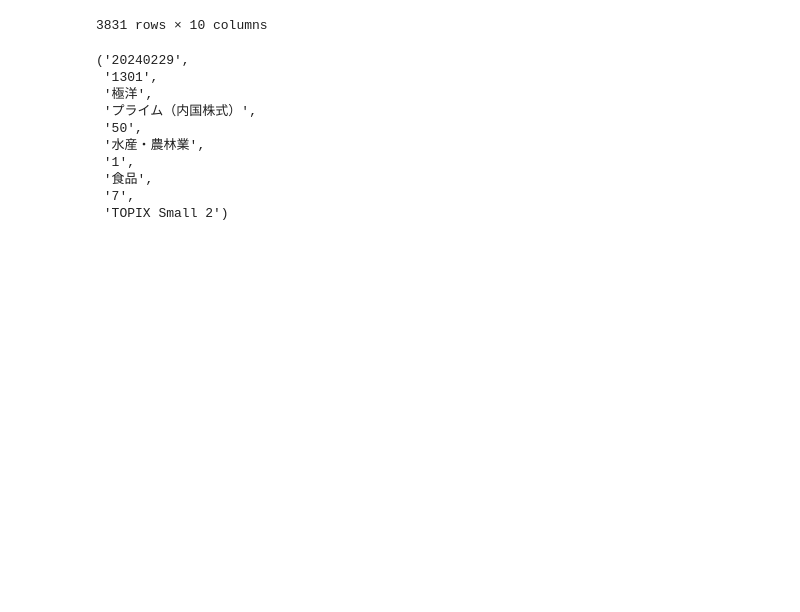
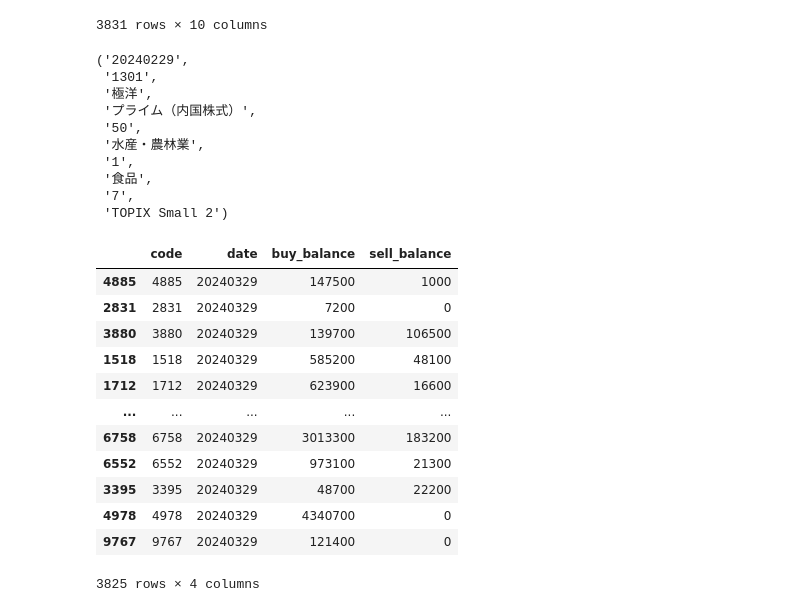
Before and after one commit to satoki252595/kabulabo_Info_RaspberryPi, a Jupyter notebook: work.ipynb, the cells around one changed output. Cells and saved outputs as stored; diff of their text form; code cells hidden in the pictures; blank space fills up the shorter version.

Commit message:
credit balance

```diff
--- a/work.ipynb
+++ b/work.ipynb
@@ -212,3 +212,25 @@ res.fetchone()
 # %%
 res.close()
 con.close()
+# %%
+datago = 1
+
+cols = ['stockCode', 'buyBalance','sellBalance']
+df_summry = pd.DataFrame(index = [],columns = cols)
+
+#対象のURLより、信用残高一覧ファイルのURLを取得する。
+
+URL = 'https://www.jpx.co.jp/markets/statistics-equities/margin/05.html'
+
+
+response = urllib.request.urlopen(URL).read().decode("utf-8")
+string_html = re.findall('<a href=\".+?\.pdf\"',response)
+url_list = []
+for i in string_html:
+    j = i.lstrip('<a href=\"')
+    k = j.rstrip('\"')
+    url_list.append('https://www.jpx.co.jp'+k)
+
+
+url_list.sort()
+url = url_list[-datago]
@@ -214,0 +314,18 @@ con.close()
+# %%
+df = getCreditBalancesInfo(1)
+# %%
+df
+# %% [output]
+|  | code | date | buy_balance | sell_balance |
+| 4885 | 4885 | 20240329 | 147500 | 1000 |
+| 2831 | 2831 | 20240329 | 7200 | 0 |
+| 3880 | 3880 | 20240329 | 139700 | 106500 |
+| 1518 | 1518 | 20240329 | 585200 | 48100 |
+| 1712 | 1712 | 20240329 | 623900 | 16600 |
+| ... | ... | ... | ... | ... |
+| 6758 | 6758 | 20240329 | 3013300 | 183200 |
+| 6552 | 6552 | 20240329 | 973100 | 21300 |
+| 3395 | 3395 | 20240329 | 48700 | 22200 |
+| 4978 | 4978 | 20240329 | 4340700 | 0 |
+| 9767 | 9767 | 20240329 | 121400 | 0 |
+3825 rows × 4 columns
```
Also changed, not shown: parts of 12 cells of this notebook, 7 other files.
